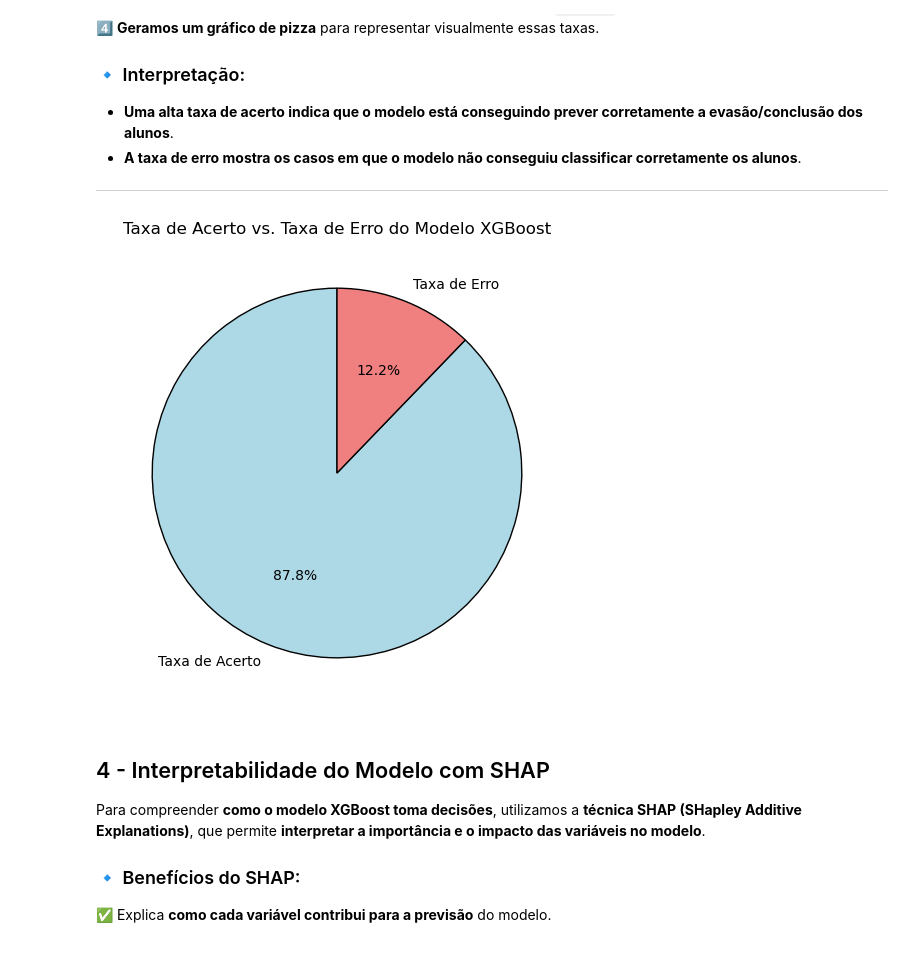
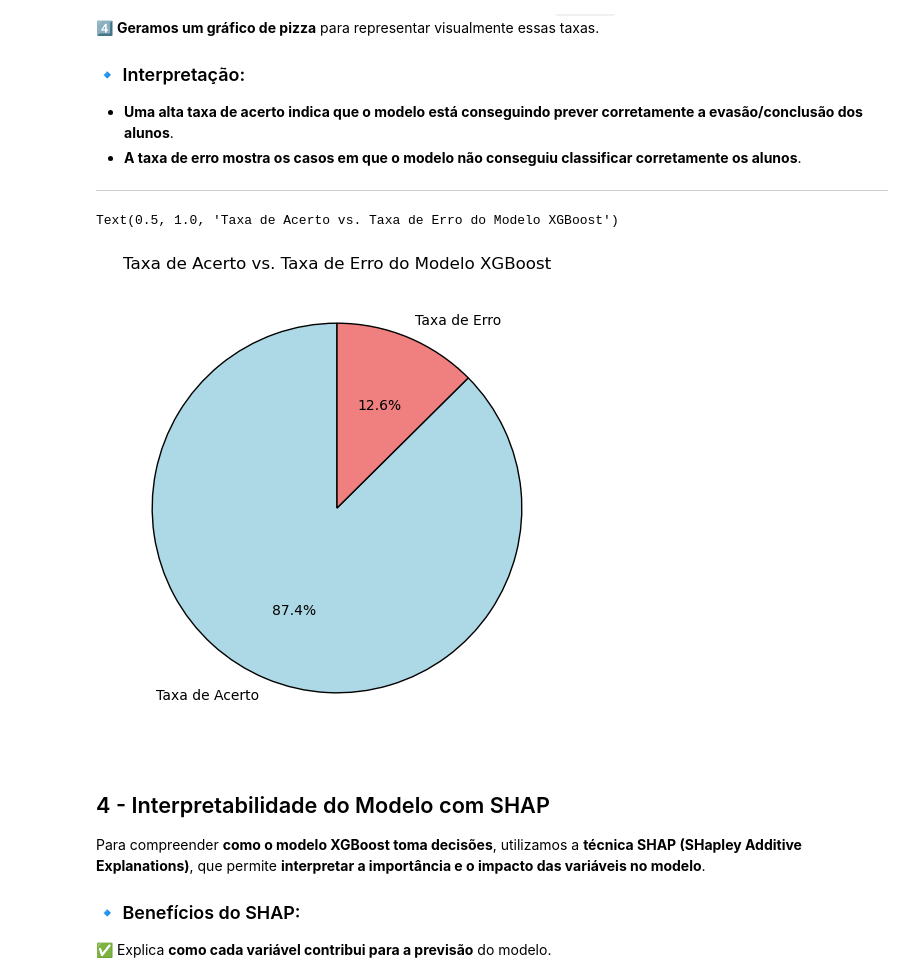
Before and after one commit to rccs2024/modelagem_preditiva, a Jupyter notebook: 4 - Avaliacao_e_Explicabilidade_Modelo_XGBoost.ipynb, the cells around one changed output. Saved outputs shown, nothing was run; the diff lists cells and outputs as text; code cells hidden in the pictures.

```diff
--- a/4 - Avaliacao_e_Explicabilidade_Modelo_XGBoost.ipynb
+++ b/4 - Avaliacao_e_Explicabilidade_Modelo_XGBoost.ipynb
@@ -293,35 +300,35 @@ Após realizar o teste do modelo na nova base e ajustar o threshold, avaliamos s
 
 ---
 # %%
-# Dados da matriz de confusão (extraídos da imagem)
-verdadeiros_negativos = 218  # Alunos que realmente evadiram e foram previstos corretamente
-falsos_positivos = 55        # Alunos que realmente evadiram, mas foram previstos como concluídos
-falsos_negativos = 13        # Alunos que realmente concluíram, mas foram previstos como evadidos
-verdadeiros_positivos = 271  # Alunos que realmente concluíram e foram previstos corretamente
+# Dados da matriz de confusão (threshold = 0.8)
+verdadeiros_negativos = 237  # DESLIGADO previsto corretamente
+falsos_positivos = 36        # DESLIGADO previsto como CONCLUÍDO
+falsos_negativos = 34        # CONCLUÍDO previsto como DESLIGADO
+verdadeiros_positivos = 250  # CONCLUÍDO previsto corretamente
 
 # Total de previsões realizadas
 total_previsoes = verdadeiros_positivos + falsos_negativos + verdadeiros_negativos + falsos_positivos
 
 # Cálculo das taxas de acerto e erro
 taxa_acerto = (verdadeiros_positivos + verdadeiros_negativos) / total_previsoes * 100
 taxa_erro = (falsos_positivos + falsos_negativos) / total_previsoes * 100
 
 # Criando o gráfico de pizza
 fig, ax = plt.subplots(figsize=(6, 6))
 ax.pie(
     [taxa_acerto, taxa_erro],
     labels=["Taxa de Acerto", "Taxa de Erro"],
     autopct="%1.1f%%",
     startangle=90,
     colors=["lightblue", "lightcoral"],
     wedgeprops={"edgecolor": "black"},
 )
 ax.set_title("Taxa de Acerto vs. Taxa de Erro do Modelo XGBoost")
 
-# Exibir o gráfico
-plt.show()
+# Exibir o grá
 # %% [output]
+Text(0.5, 1.0, 'Taxa de Acerto vs. Taxa de Erro do Modelo XGBoost')
-[figure, old version]
+[figure, new version]
 # %% [markdown]
  ## 4 - Interpretabilidade do Modelo com SHAP
 
```
Also changed, not shown: parts of 2 cells of this notebook, 2 other files.
